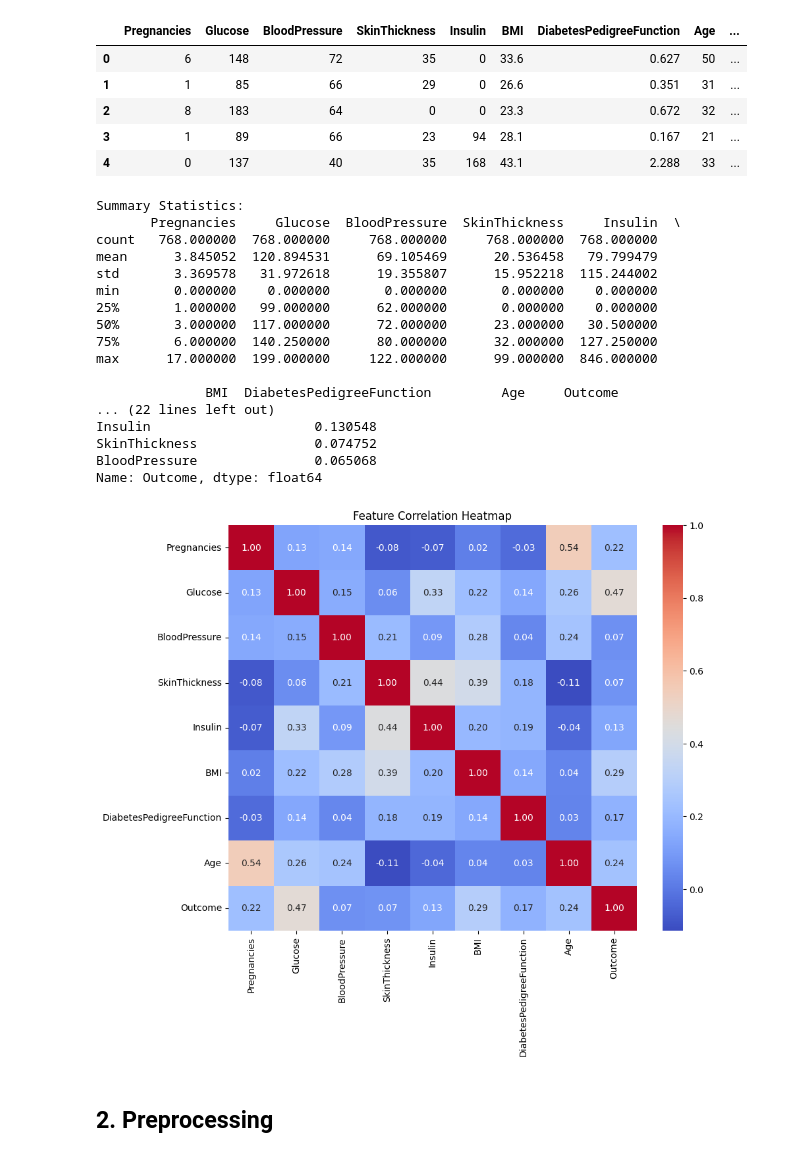
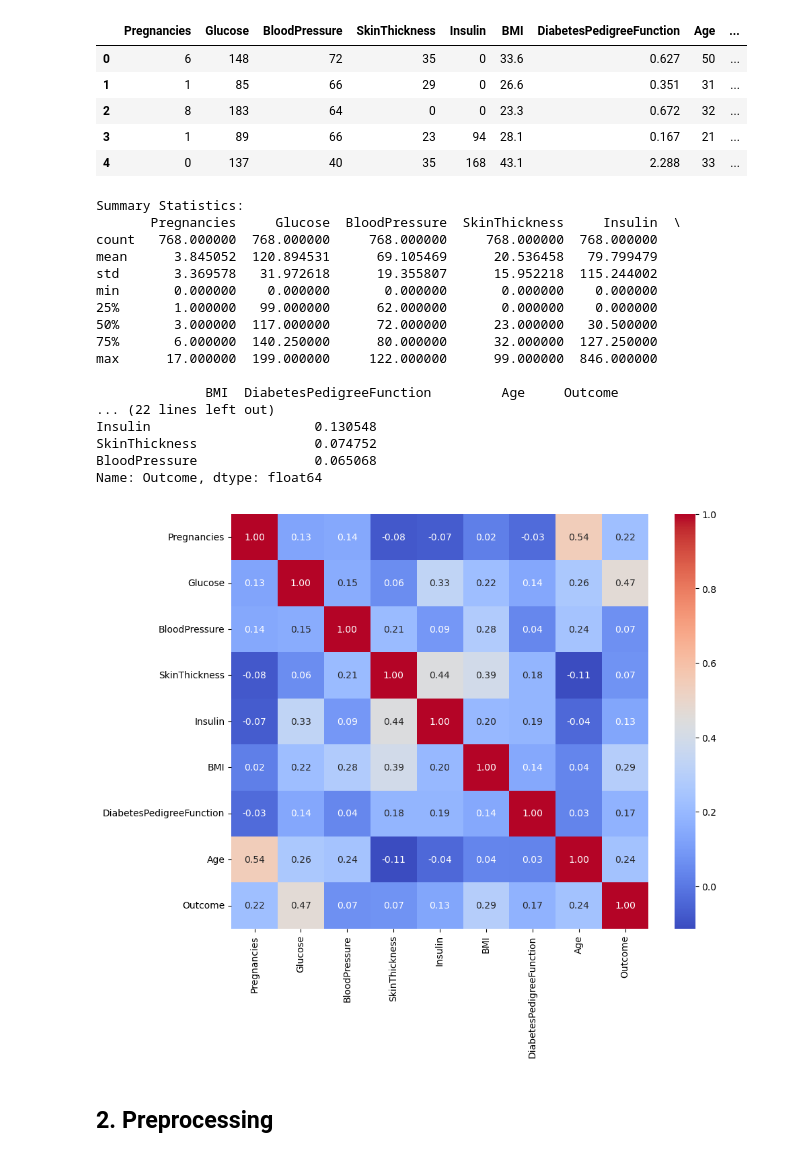
Before and after one commit to pmaitlen/diabetes-neural-network, a Jupyter notebook: diabetes_nn_clean.ipynb, the cells around one changed output. Drawn from its saved outputs; the diff is of its cells as text; code cells hidden in the pictures.

```diff
--- a/diabetes_nn_clean.ipynb
+++ b/diabetes_nn_clean.ipynb
@@ -27,38 +27,36 @@ Shape: (768, 9)
 # %%
 print("\nSummary Statistics:")
 print(df.describe())
 
 print("\nClass Distribution:")
 print(df['Outcome'].value_counts())
 
 print("\nCorrelation with Outcome:")
 corr = df.corr()['Outcome'].sort_values(ascending=False)
 print(corr)
 
-if sns_available:
-    plt.figure(figsize=(10, 8))
-    sns.heatmap(df.corr(), annot=True, cmap='coolwarm', fmt='.2f')
-    plt.title('Feature Correlation Heatmap')
-    plt.show()
+plt.figure(figsize=(10, 8))
+sns.heatmap(df.corr(), annot=True, cmap='coolwarm', fmt='.2f')
+plt.show()
 # %% [output]
 Summary Statistics:
        Pregnancies     Glucose  BloodPressure  SkinThickness     Insulin  \
 count   768.000000  768.000000     768.000000     768.000000  768.000000
 mean      3.845052  120.894531      69.105469      20.536458   79.799479
 std       3.369578   31.972618      19.355807      15.952218  115.244002
 min       0.000000    0.000000       0.000000       0.000000    0.000000
 25%       1.000000   99.000000      62.000000       0.000000    0.000000
 50%       3.000000  117.000000      72.000000      23.000000   30.500000
 75%       6.000000  140.250000      80.000000      32.000000  127.250000
 max      17.000000  199.000000     122.000000      99.000000  846.000000
 
               BMI  DiabetesPedigreeFunction         Age     Outcome
 ... (22 lines left out)
 Insulin                     0.130548
 SkinThickness               0.074752
 BloodPressure               0.065068
 Name: Outcome, dtype: float64
-[figure, old version]
+[figure, new version]
 # %% [markdown]
 ## 2. Preprocessing
 # %%
```
Also changed, not shown: parts of 10 cells of this notebook.
